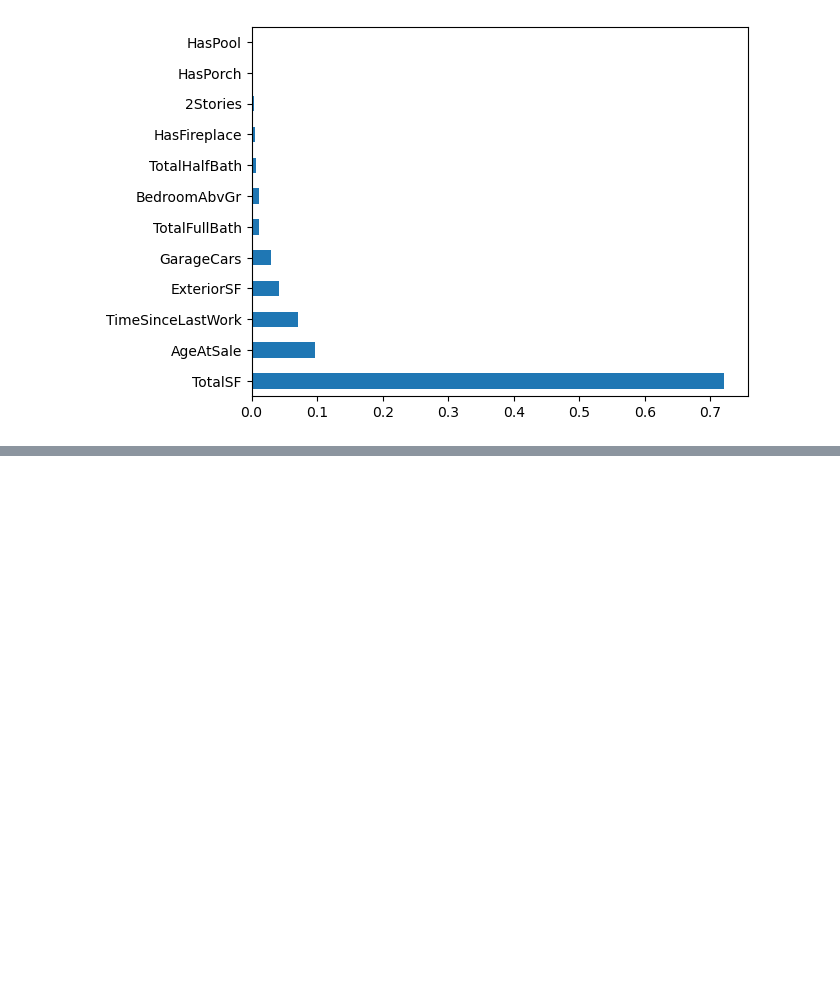
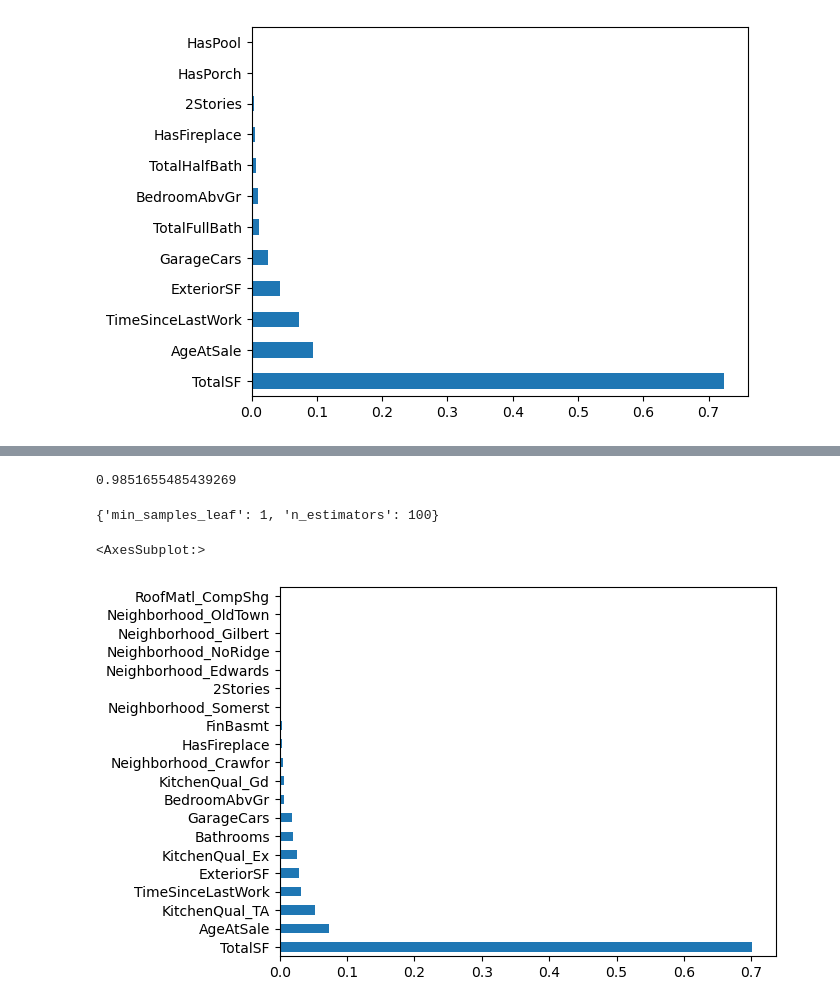
Before and after one commit to elijahspiegel/AmesHousingProject, a Jupyter notebook: Tree Model Exploration.ipynb, the cells around one changed output, grey strips where cells are left out. Drawn from its saved outputs; the diff is of its cells as text; code cells hidden in the pictures; blank space fills up the shorter version.

Commit message:
Expanded feature set after team meeting

```diff
--- a/Tree Model Exploration.ipynb
+++ b/Tree Model Exploration.ipynb
@@ -372,0 +401,11 @@ featureimportances.nlargest(20).plot(kind='barh')
+# %%
+df_expanded = df_new.copy()
+# %%
+# new features from group meeting
+df_expanded['Neighborhood'] = df_raw['Neighborhood']
+df_expanded['RoofMatl'] = df_raw['RoofMatl']
+df_expanded['KitchenQual'] = df_raw['KitchenQual']
+df_expanded['FinBasmt'] = (df_raw.TotalBsmtSF - df_raw.BsmtUnfSF) > 0
+
+df_expanded['Bathrooms'] = df_raw['TotalFullBath'] + (df_raw['TotalHalfBath'] / 2) + df_raw['BsmtFullBath'] + (df_raw['BsmtHalfBath'] / 2)
+df_expanded = df_expanded.drop(['TotalFullBath', 'TotalHalfBath'], axis=1)
@@ -372,0 +428,19 @@ featureimportances.nlargest(20).plot(kind='barh')
+# %%
+X_expanded = pd.get_dummies(df_expanded.drop('SalePrice', axis=1))
+y_expanded = df_expanded['SalePrice']
+# %%
+rf_cv.fit(X_expanded, y_expanded)
+rf_cv.score(X_expanded, y_expanded)
+# %% [output]
+0.9851655485439269
+# %%
+rf_cv.best_params_
+# %% [output]
+{'min_samples_leaf': 1, 'n_estimators': 100}
+# %%
+best_rf = rf_cv.best_estimator_
+featureimportances = pd.Series(best_rf.feature_importances_, index=X_expanded.columns)
+featureimportances.nlargest(20).plot(kind='barh')
+# %% [output]
+<AxesSubplot:>
+[figure, added]
```
Also changed, not shown: parts of 14 cells of this notebook, 1 other file.
